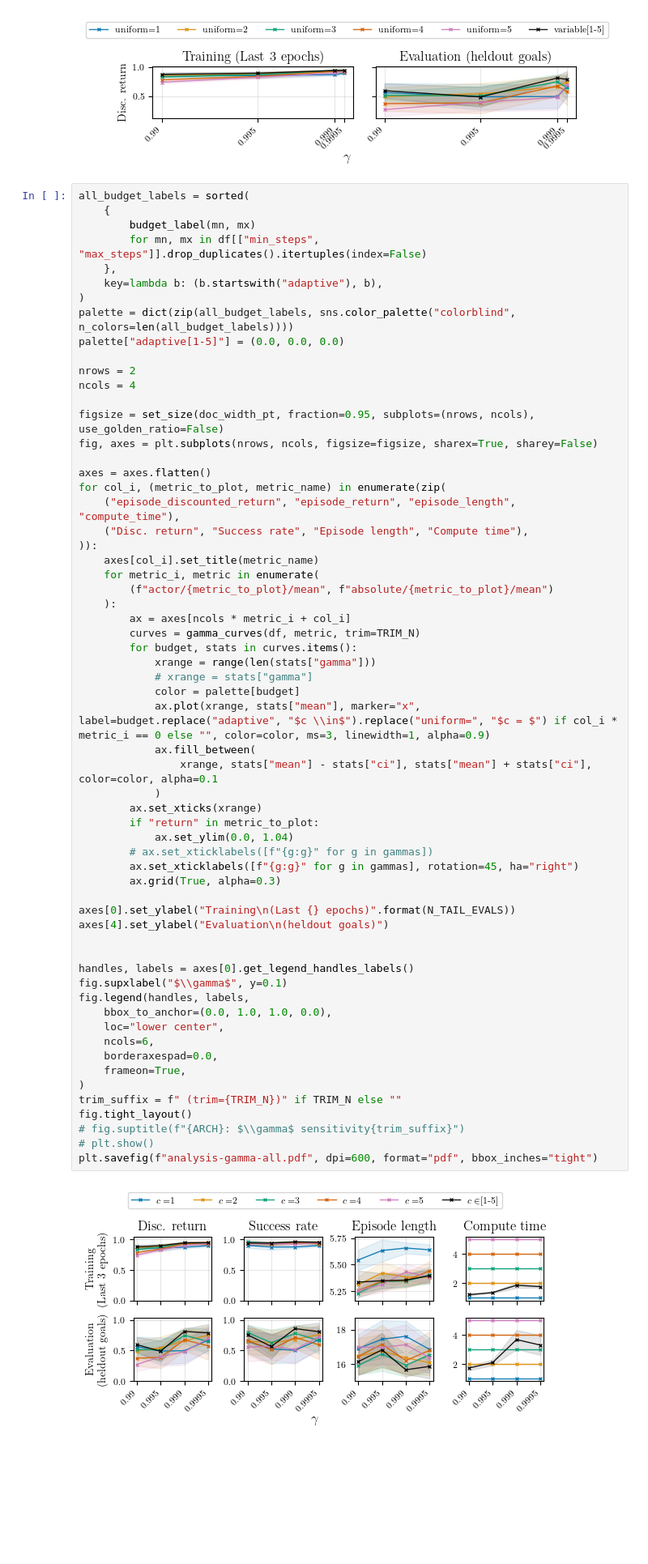
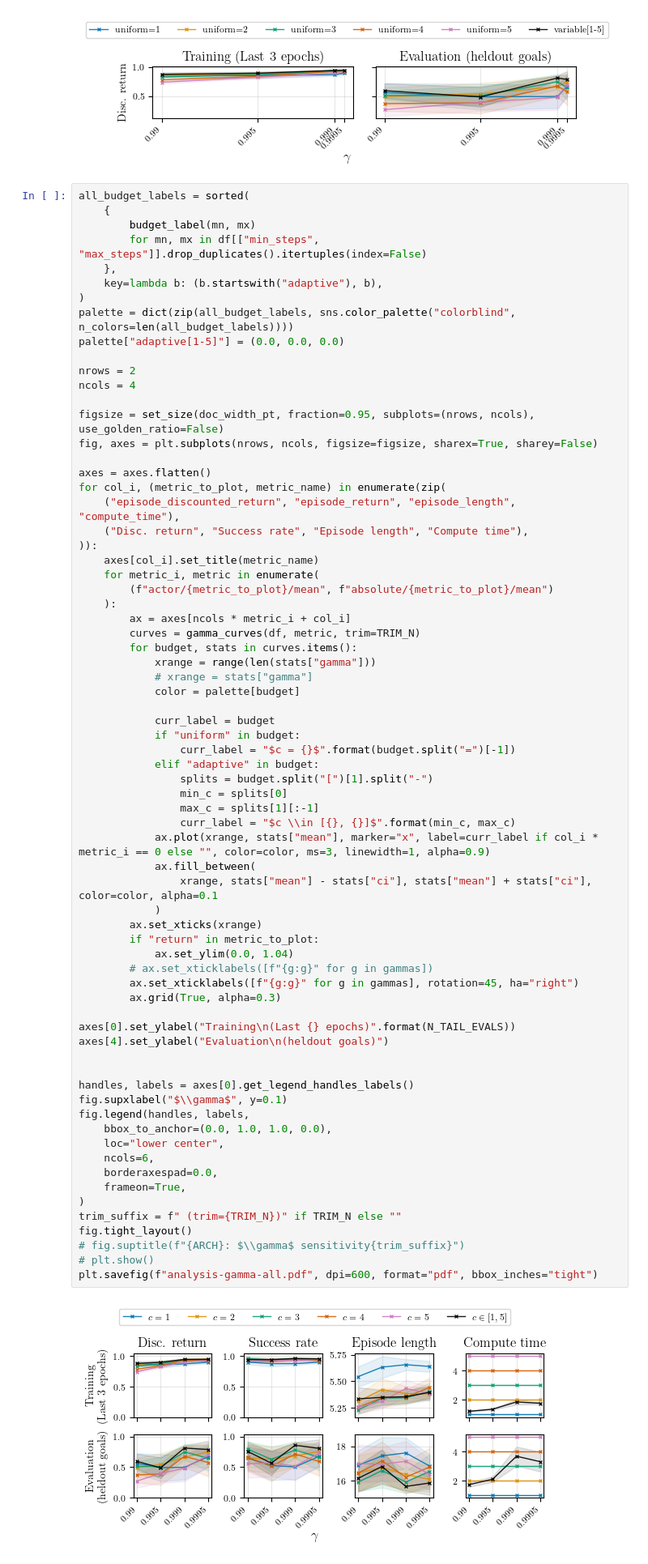
Before and after one commit to chanb/Stoix, a Jupyter notebook: ramdp_experiments/analysis-gamma.ipynb, the cells around one changed output. Shown at 81% size. Drawn from its saved outputs; the diff is of its cells as text; blank space fills up the shorter version.

Commit message:
update plots

```diff
--- a/ramdp_experiments/analysis-gamma.ipynb
+++ b/ramdp_experiments/analysis-gamma.ipynb
@@ -221,34 +221,43 @@ for col_i, (metric_to_plot, metric_name) in enumerate(zip(
             xrange = range(len(stats["gamma"]))
             # xrange = stats["gamma"]
             color = palette[budget]
-            ax.plot(xrange, stats["mean"], marker="x", label=budget.replace("adaptive", "$c \\in$").replace("uniform=", "$c = $") if col_i * metric_i == 0 else "", color=color, ms=3, linewidth=1, alpha=0.9)
+
+            curr_label = budget
+            if "uniform" in budget:
+                curr_label = "$c = {}$".format(budget.split("=")[-1])
+            elif "adaptive" in budget:
+                splits = budget.split("[")[1].split("-")
+                min_c = splits[0]
+                max_c = splits[1][:-1]
+                curr_label = "$c \\in [{}, {}]$".format(min_c, max_c)
+            ax.plot(xrange, stats["mean"], marker="x", label=curr_label if col_i * metric_i == 0 else "", color=color, ms=3, linewidth=1, alpha=0.9)
             ax.fill_between(
                 xrange, stats["mean"] - stats["ci"], stats["mean"] + stats["ci"], color=color, alpha=0.1
             )
         ax.set_xticks(xrange)
         if "return" in metric_to_plot:
             ax.set_ylim(0.0, 1.04)
         # ax.set_xticklabels([f"{g:g}" for g in gammas])
         ax.set_xticklabels([f"{g:g}" for g in gammas], rotation=45, ha="right")
         ax.grid(True, alpha=0.3)
 
 axes[0].set_ylabel("Training\n(Last {} epochs)".format(N_TAIL_EVALS))
 axes[4].set_ylabel("Evaluation\n(heldout goals)")
 
 
 handles, labels = axes[0].get_legend_handles_labels()
 fig.supxlabel("$\\gamma$", y=0.1)
 fig.legend(handles, labels,
     bbox_to_anchor=(0.0, 1.0, 1.0, 0.0),
     loc="lower center",
     ncols=6,
     borderaxespad=0.0,
     frameon=True,
 )
 trim_suffix = f" (trim={TRIM_N})" if TRIM_N else ""
 fig.tight_layout()
 # fig.suptitle(f"{ARCH}: $\\gamma$ sensitivity{trim_suffix}")
 # plt.show()
 plt.savefig(f"analysis-gamma-all.pdf", dpi=600, format="pdf", bbox_inches="tight")
 # %% [output]
-[figure, old version]
+[figure, new version]
```
Also changed, not shown: 1 other file.
